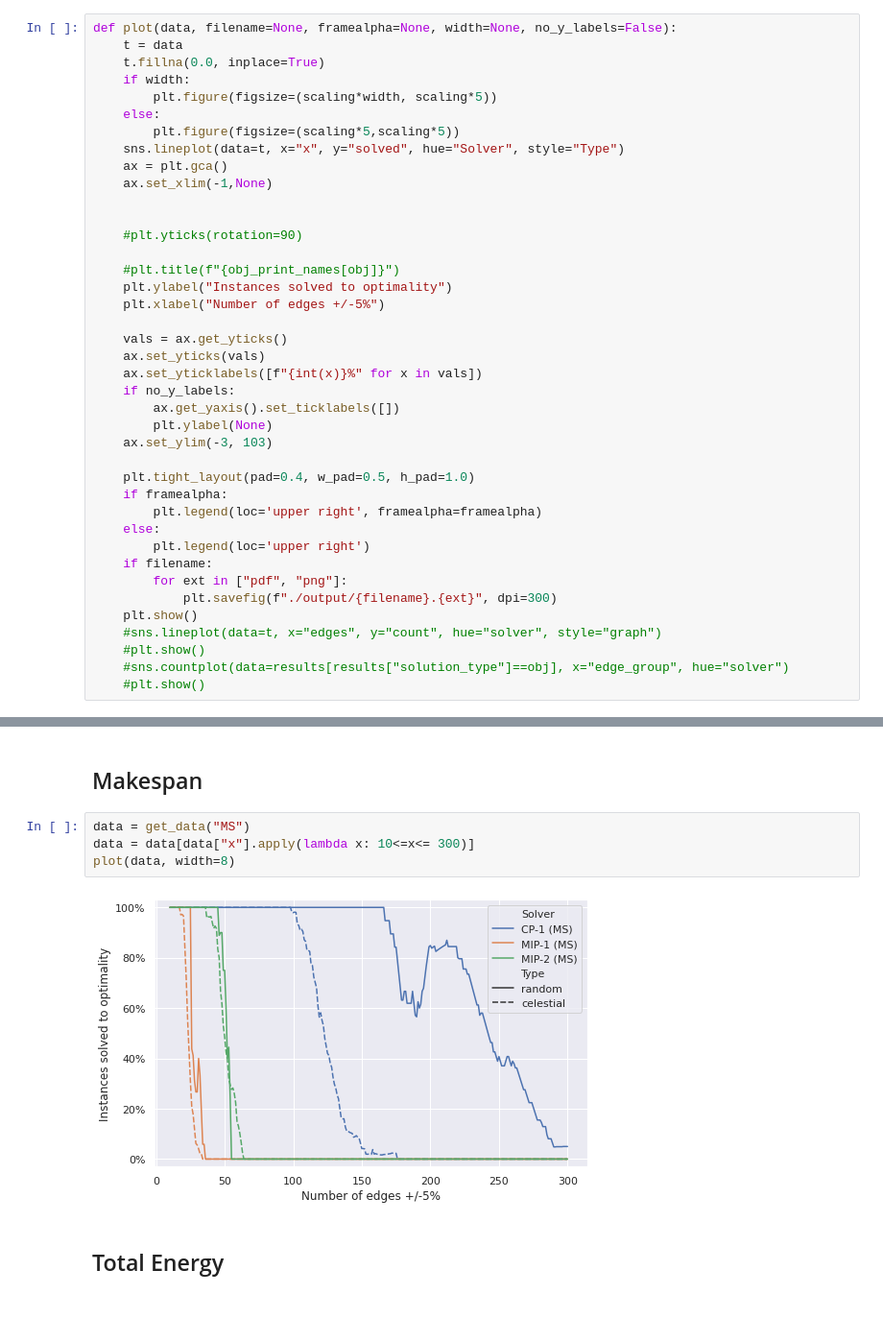
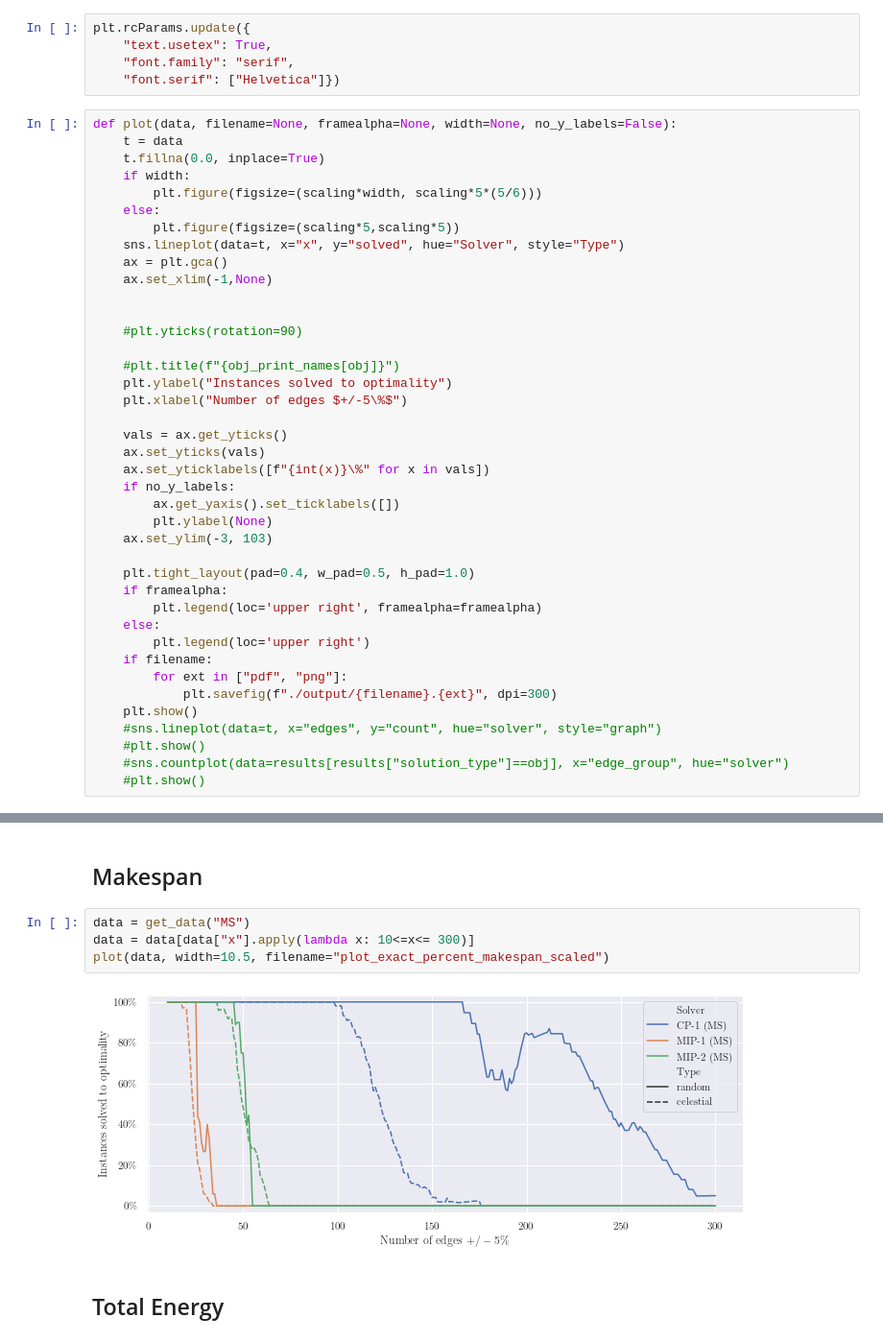
Before and after one commit to ahillbs/minimum_scan_cover, a Jupyter notebook: notebooks/01_exact_solver.ipynb, the cells around one changed output, grey strips where cells are left out. Shown at 96% size. Drawn from its saved outputs; the diff is of its cells as text; blank space fills up the shorter version.

Commit message:
updated plots

```diff
--- a/notebooks/01_exact_solver.ipynb
+++ b/notebooks/01_exact_solver.ipynb
@@ -169,12 +173,17 @@ We plot the plots side by side so only the first plot gets y-labels to save spac
 For this, we of course had to fix the y-range.
 
 ![aligned plots](static/aligned_exact.png)
+# %%
+plt.rcParams.update({
+    "text.usetex": True,
+    "font.family": "serif",
+    "font.serif": ["Helvetica"]})
 # %%
 def plot(data, filename=None, framealpha=None, width=None, no_y_labels=False):
     t = data
     t.fillna(0.0, inplace=True)
     if width:
-        plt.figure(figsize=(scaling*width, scaling*5))
+        plt.figure(figsize=(scaling*width, scaling*5*(5/6)))
     else:
         plt.figure(figsize=(scaling*5,scaling*5))
     sns.lineplot(data=t, x="x", y="solved", hue="Solver", style="Type")
@@ -186,11 +195,11 @@ def plot(data, filename=None, framealpha=None, width=None, no_y_labels=False):
 
     #plt.title(f"{obj_print_names[obj]}")
     plt.ylabel("Instances solved to optimality")
-    plt.xlabel("Number of edges +/-5%")
+    plt.xlabel("Number of edges $+/-5\%$")
 
     vals = ax.get_yticks()
     ax.set_yticks(vals)
-    ax.set_yticklabels([f"{int(x)}%" for x in vals])
+    ax.set_yticklabels([f"{int(x)}\%" for x in vals])
     if no_y_labels:
         ax.get_yaxis().set_ticklabels([])
         plt.ylabel(None)
@@ -233,9 +242,9 @@ def get_data(obj):
 # %%
 data = get_data("MS")
 data = data[data["x"].apply(lambda x: 10<=x<= 300)]
-plot(data, width=8)
+plot(data, width=10.5, filename="plot_exact_percent_makespan_scaled")
 # %% [output]
-[figure, old version]
+[figure, new version]
 # %% [markdown]
 ## Total Energy
 # %%
```
Also changed, not shown: parts of 5 cells of this notebook, 7 other files.
